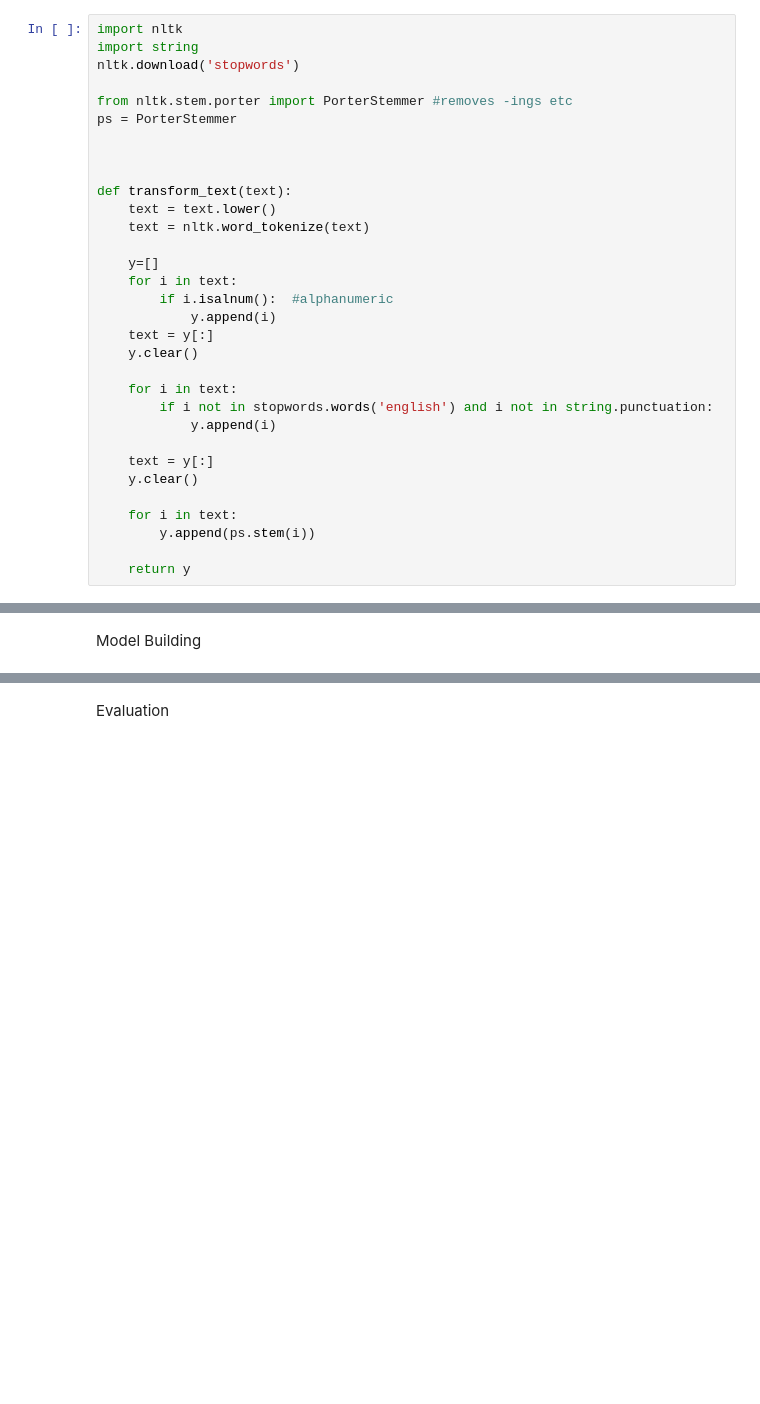
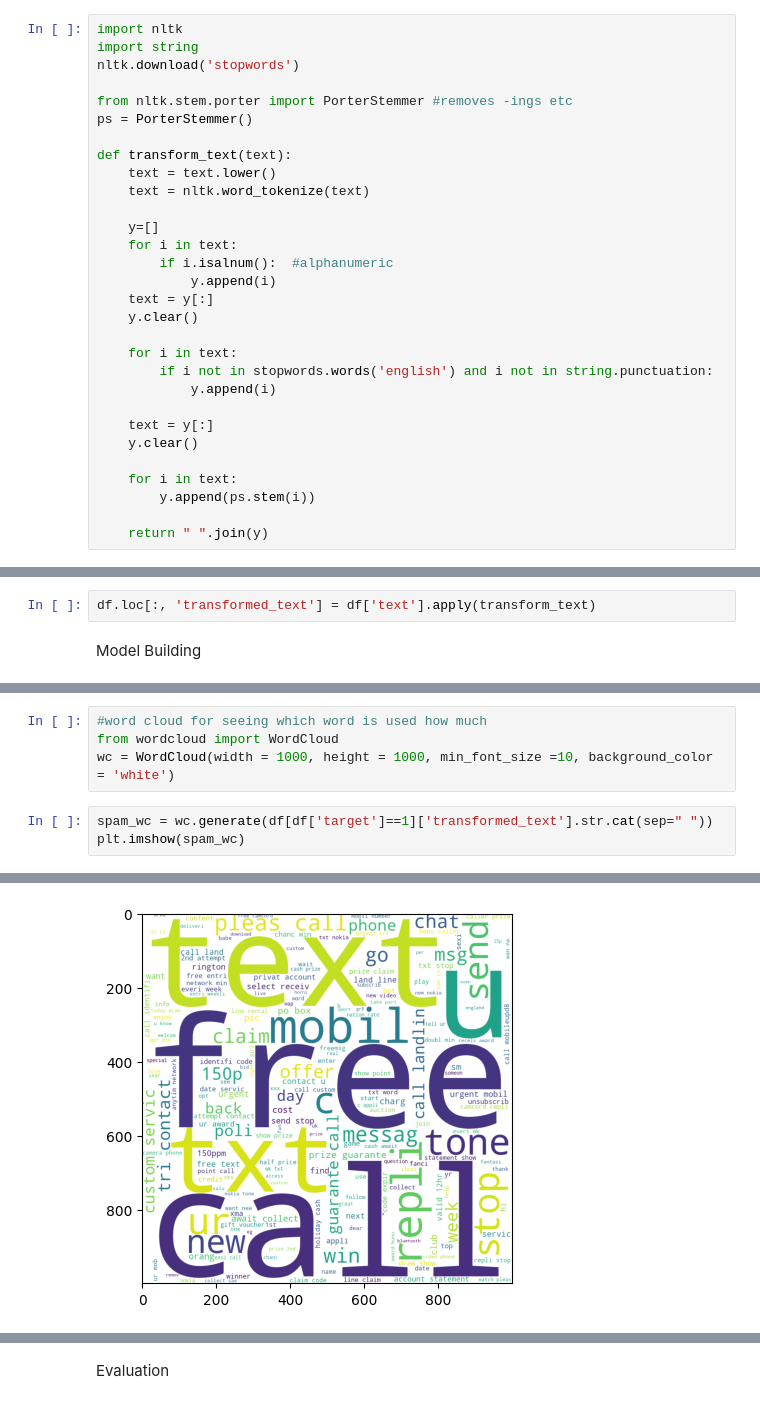
Before and after one commit to YudhirAcharya/MLProjects, a Jupyter notebook: emailSpamClassifier/Main.ipynb, the cells around one changed output, grey strips where cells are left out. Cells and saved outputs as stored; diff of their text form; blank space fills up the shorter version.

Commit message:
wordcloud

```diff
--- a/emailSpamClassifier/Main.ipynb
+++ b/emailSpamClassifier/Main.ipynb
@@ -276,9 +276,7 @@ import string
 nltk.download('stopwords')
 
 from nltk.stem.porter import PorterStemmer #removes -ings etc
-ps = PorterStemmer
-
-
+ps = PorterStemmer()
 
 def transform_text(text):
     text = text.lower()
@@ -301,7 +299,7 @@ def transform_text(text):
     for i in text:
         y.append(ps.stem(i))
 
-    return y
+    return " ".join(y)
 # %% [output]
 [nltk_data] Downloading package stopwords to
 [nltk_data]     C:\Users\yudhi\AppData\Roaming\nltk_data...
@@ -313,2 +311,4 @@ transform_text("Hello Ram I !")
+# %%
+df.loc[:, 'transformed_text'] = df['text'].apply(transform_text)
 # %% [markdown]
 Model Building
@@ -314,0 +324,8 @@ Model Building
+# %%
+#word cloud for seeing which word is used how much
+from wordcloud import WordCloud
+wc = WordCloud(width = 1000, height = 1000, min_font_size =10, background_color = 'white')
+# %%
+spam_wc = wc.generate(df[df['target']==1]['transformed_text'].str.cat(sep=" "))
+plt.imshow(spam_wc)
+# %% [output]
@@ -314,0 +333 @@ Model Building
+[figure, added]
```
Also changed, not shown: parts of 4 cells of this notebook.
